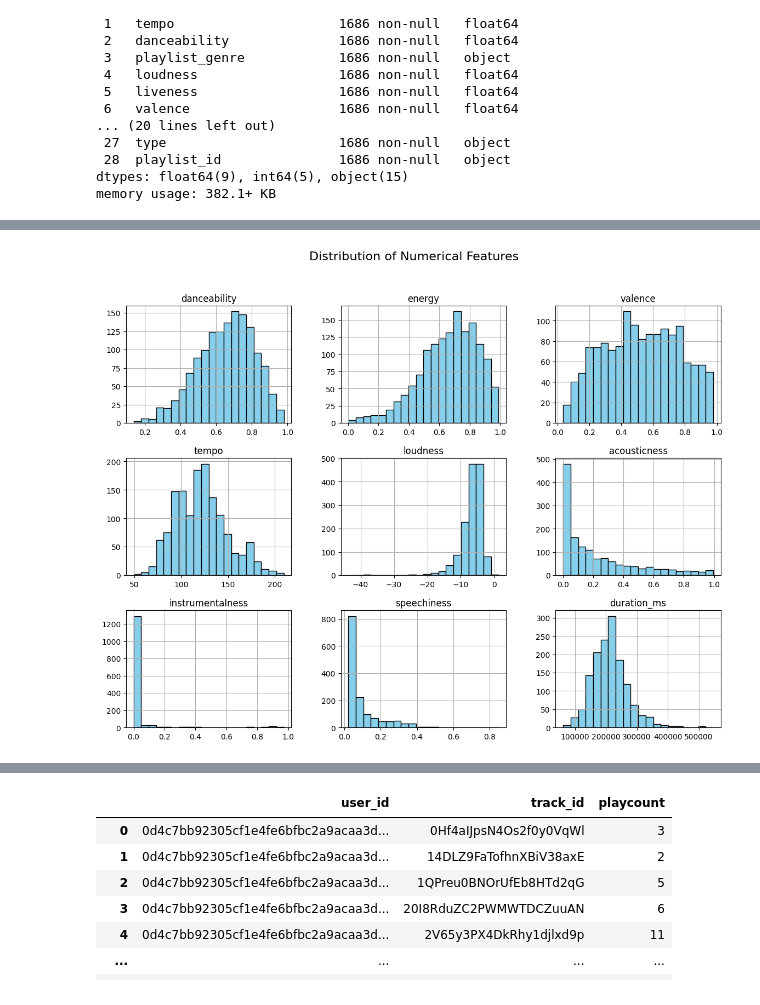
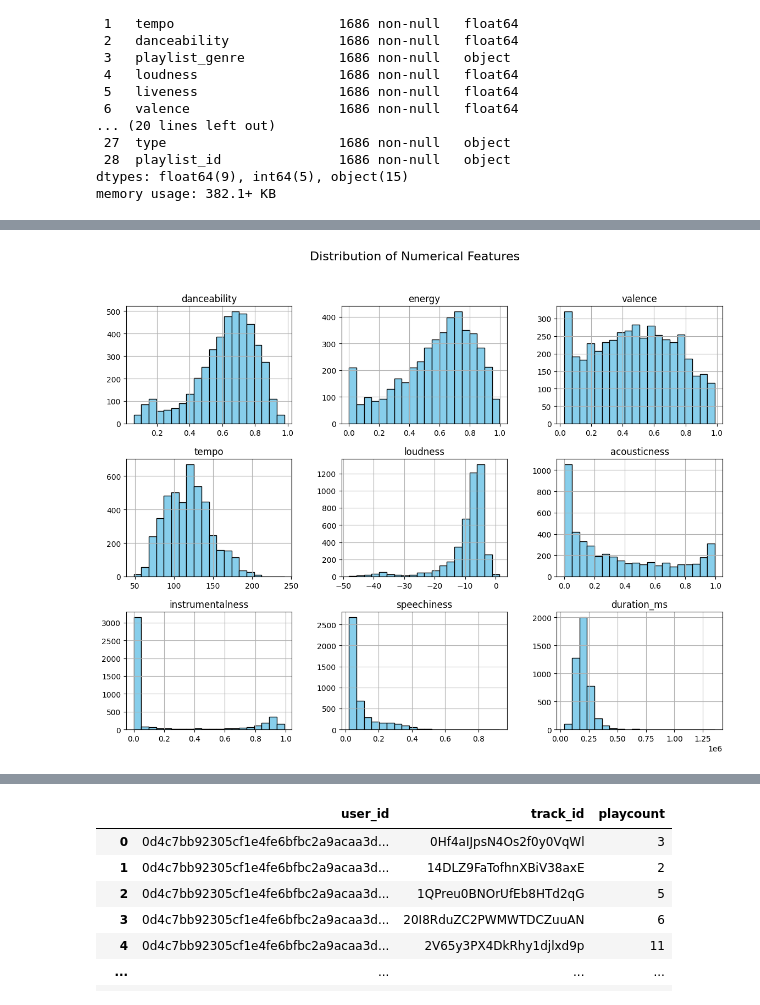
Before and after one commit to RhoYul/Machine_Learning_Term_Project, a Jupyter notebook: ML_Song_Recommend.ipynb, the cells around one changed output, grey strips where cells are left out. Cells and saved outputs as stored; diff of their text form; code cells hidden in the pictures.

```diff
--- a/ML_Song_Recommend.ipynb
+++ b/ML_Song_Recommend.ipynb
@@ -121,0 +66,3 @@ df_high['track_artist'].nunique()
+# %%
+df_low = pd.read_csv('/content/drive/MyDrive/low_popularity_spotify_data.csv')
+df_low
@@ -121,0 +103,8 @@ df_high['track_artist'].nunique()
+# %%
+df_low = df_low.dropna()
+# %%
+df_low = df_low.drop_duplicates(subset='track_id', keep='first')
+# %%
+df = pd.concat([df_high, df_low], ignore_index=True)
+df = df.drop_duplicates(subset='track_id', keep='first')
+df
@@ -122,18 +125,18 @@ df_high['track_artist'].nunique()
 # %%
 import matplotlib.pyplot as plt
 
 # numerical column
 numerical_features = [
     'danceability', 'energy', 'valence', 'tempo', 'loudness',
     'acousticness', 'instrumentalness', 'speechiness', 'duration_ms'
 ]
 
 # visualization - matplotlib
-df_high[numerical_features].hist(bins=20, figsize=(14,10), color='skyblue', edgecolor='black')
+df[numerical_features].hist(bins=20, figsize=(14,10), color='skyblue', edgecolor='black')
 plt.suptitle('Distribution of Numerical Features', fontsize=16)
 plt.show()
 # %% [output]
-[figure, old version]
+[figure, new version]
 # %%
 # visualization - seaborn
 import seaborn as sns
```
Also changed, not shown: parts of 15 cells of this notebook.
